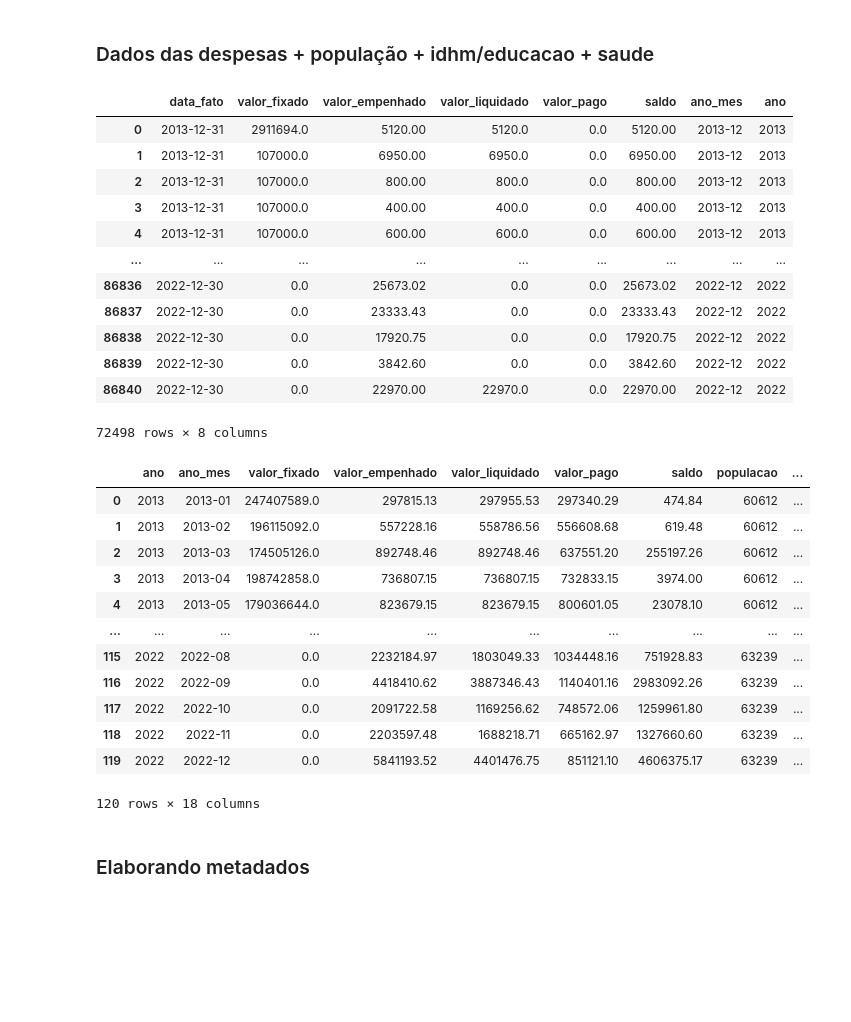
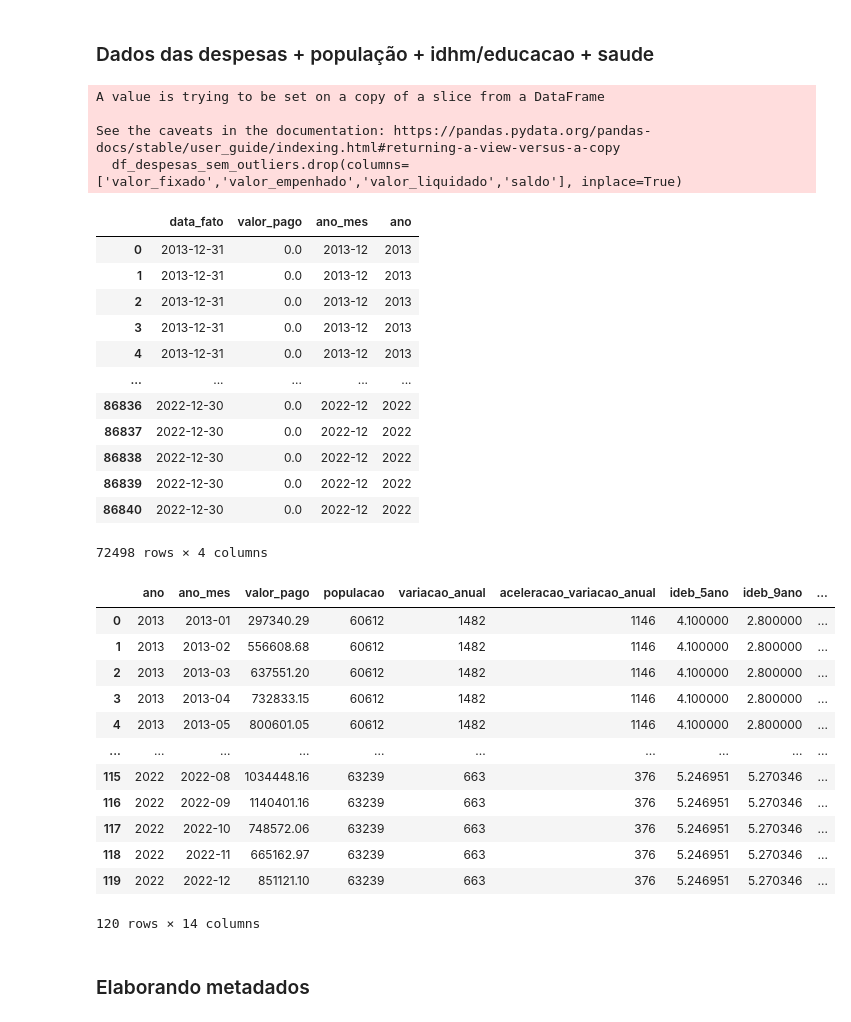
Before and after one commit to AllysonAbreu/neural_network_studies, a Jupyter notebook: notebooks/v3/rede_neural_dados_nuvem.ipynb, the cells around one changed output. Drawn from its saved outputs; the diff is of its cells as text; code cells hidden in the pictures; blank space fills up the shorter version.

```diff
--- a/notebooks/v3/rede_neural_dados_nuvem.ipynb
+++ b/notebooks/v3/rede_neural_dados_nuvem.ipynb
@@ -536,45 +536,51 @@ df_saude_convertido
 # %% [markdown]
 ### Dados das despesas + população + idhm/educacao + saude
 # %%
+df_despesas_sem_outliers.drop(columns=['valor_fixado','valor_empenhado','valor_liquidado','saldo'], inplace=True)
 df_populacao_dados_convertidos.drop(columns=['porcentagem_variacao_anual', 'porcentagem_aceleracao_variacao_anual','ano_mes'], inplace=True)
 df_idhm_convertido.drop(columns=['ano_mes'], inplace=True)
 df_saude_convertido.drop(columns=['ano_mes'], inplace=True)
+# %% [output]
+A value is trying to be set on a copy of a slice from a DataFrame
+
+See the caveats in the documentation: https://pandas.pydata.org/pandas-docs/stable/user_guide/indexing.html#returning-a-view-versus-a-copy
+  df_despesas_sem_outliers.drop(columns=['valor_fixado','valor_empenhado','valor_liquidado','saldo'], inplace=True)
 # %%
 df_despesas_sem_outliers
 # %% [output]
-|  | data_fato | valor_fixado | valor_empenhado | valor_liquidado | valor_pago | saldo | ano_mes | ano |
-| 0 | 2013-12-31 | 2911694.0 | 5120.00 | 5120.0 | 0.0 | 5120.00 | 2013-12 | 2013 |
-| 1 | 2013-12-31 | 107000.0 | 6950.00 | 6950.0 | 0.0 | 6950.00 | 2013-12 | 2013 |
-| 2 | 2013-12-31 | 107000.0 | 800.00 | 800.0 | 0.0 | 800.00 | 2013-12 | 2013 |
-| 3 | 2013-12-31 | 107000.0 | 400.00 | 400.0 | 0.0 | 400.00 | 2013-12 | 2013 |
-| 4 | 2013-12-31 | 107000.0 | 600.00 | 600.0 | 0.0 | 600.00 | 2013-12 | 2013 |
-| ... | ... | ... | ... | ... | ... | ... | ... | ... |
-| 86836 | 2022-12-30 | 0.0 | 25673.02 | 0.0 | 0.0 | 25673.02 | 2022-12 | 2022 |
-| 86837 | 2022-12-30 | 0.0 | 23333.43 | 0.0 | 0.0 | 23333.43 | 2022-12 | 2022 |
-| 86838 | 2022-12-30 | 0.0 | 17920.75 | 0.0 | 0.0 | 17920.75 | 2022-12 | 2022 |
-| 86839 | 2022-12-30 | 0.0 | 3842.60 | 0.0 | 0.0 | 3842.60 | 2022-12 | 2022 |
-| 86840 | 2022-12-30 | 0.0 | 22970.00 | 22970.0 | 0.0 | 22970.00 | 2022-12 | 2022 |
+|  | data_fato | valor_pago | ano_mes | ano |
+| 0 | 2013-12-31 | 0.0 | 2013-12 | 2013 |
+| 1 | 2013-12-31 | 0.0 | 2013-12 | 2013 |
+| 2 | 2013-12-31 | 0.0 | 2013-12 | 2013 |
+| 3 | 2013-12-31 | 0.0 | 2013-12 | 2013 |
+| 4 | 2013-12-31 | 0.0 | 2013-12 | 2013 |
+| ... | ... | ... | ... | ... |
+| 86836 | 2022-12-30 | 0.0 | 2022-12 | 2022 |
+| 86837 | 2022-12-30 | 0.0 | 2022-12 | 2022 |
+| 86838 | 2022-12-30 | 0.0 | 2022-12 | 2022 |
+| 86839 | 2022-12-30 | 0.0 | 2022-12 | 2022 |
+| 86840 | 2022-12-30 | 0.0 | 2022-12 | 2022 |
-72498 rows × 8 columns
+72498 rows × 4 columns
 # %%
-df_despesas_agrupado = df_despesas_sem_outliers.groupby(['ano', 'ano_mes'])[['valor_fixado', 'valor_empenhado', 'valor_liquidado', 'valor_pago', 'saldo']].sum().reset_index()
+df_despesas_agrupado = df_despesas_sem_outliers.groupby(['ano', 'ano_mes'])[['valor_pago']].sum().reset_index()
 df_despesas_agrupado = pd.merge(df_despesas_agrupado, df_populacao_dados_convertidos, on='ano', how='left')
 df_despesas_agrupado = pd.merge(df_despesas_agrupado, df_idhm_convertido, on='ano', how='left')
 df_despesas_agrupado = pd.merge(df_despesas_agrupado, df_saude_convertido, on='ano', how='left')
 df_despesas_agrupado
 # %% [output]
-|  | ano | ano_mes | valor_fixado | valor_empenhado | valor_liquidado | valor_pago | saldo | populacao | ... |
-| 0 | 2013 | 2013-01 | 247407589.0 | 297815.13 | 297955.53 | 297340.29 | 474.84 | 60612 | ... |
-| 1 | 2013 | 2013-02 | 196115092.0 | 557228.16 | 558786.56 | 556608.68 | 619.48 | 60612 | ... |
-| 2 | 2013 | 2013-03 | 174505126.0 | 892748.46 | 892748.46 | 637551.20 | 255197.26 | 60612 | ... |
-| 3 | 2013 | 2013-04 | 198742858.0 | 736807.15 | 736807.15 | 732833.15 | 3974.00 | 60612 | ... |
-| 4 | 2013 | 2013-05 | 179036644.0 | 823679.15 | 823679.15 | 800601.05 | 23078.10 | 60612 | ... |
+|  | ano | ano_mes | valor_pago | populacao | variacao_anual | aceleracao_variacao_anual | ideb_5ano | ideb_9ano | ... |
+| 0 | 2013 | 2013-01 | 297340.29 | 60612 | 1482 | 1146 | 4.100000 | 2.800000 | ... |
+| 1 | 2013 | 2013-02 | 556608.68 | 60612 | 1482 | 1146 | 4.100000 | 2.800000 | ... |
+| 2 | 2013 | 2013-03 | 637551.20 | 60612 | 1482 | 1146 | 4.100000 | 2.800000 | ... |
+| 3 | 2013 | 2013-04 | 732833.15 | 60612 | 1482 | 1146 | 4.100000 | 2.800000 | ... |
+| 4 | 2013 | 2013-05 | 800601.05 | 60612 | 1482 | 1146 | 4.100000 | 2.800000 | ... |
 | ... | ... | ... | ... | ... | ... | ... | ... | ... | ... |
-| 115 | 2022 | 2022-08 | 0.0 | 2232184.97 | 1803049.33 | 1034448.16 | 751928.83 | 63239 | ... |
-| 116 | 2022 | 2022-09 | 0.0 | 4418410.62 | 3887346.43 | 1140401.16 | 2983092.26 | 63239 | ... |
-| 117 | 2022 | 2022-10 | 0.0 | 2091722.58 | 1169256.62 | 748572.06 | 1259961.80 | 63239 | ... |
-| 118 | 2022 | 2022-11 | 0.0 | 2203597.48 | 1688218.71 | 665162.97 | 1327660.60 | 63239 | ... |
-| 119 | 2022 | 2022-12 | 0.0 | 5841193.52 | 4401476.75 | 851121.10 | 4606375.17 | 63239 | ... |
+| 115 | 2022 | 2022-08 | 1034448.16 | 63239 | 663 | 376 | 5.246951 | 5.270346 | ... |
+| 116 | 2022 | 2022-09 | 1140401.16 | 63239 | 663 | 376 | 5.246951 | 5.270346 | ... |
+| 117 | 2022 | 2022-10 | 748572.06 | 63239 | 663 | 376 | 5.246951 | 5.270346 | ... |
+| 118 | 2022 | 2022-11 | 665162.97 | 63239 | 663 | 376 | 5.246951 | 5.270346 | ... |
+| 119 | 2022 | 2022-12 | 851121.10 | 63239 | 663 | 376 | 5.246951 | 5.270346 | ... |
-120 rows × 18 columns
+120 rows × 14 columns
 # %% [markdown]
 ### Elaborando metadados
 # %% [markdown]
```
Also changed, not shown: parts of 26 cells of this notebook, 12 other files.
